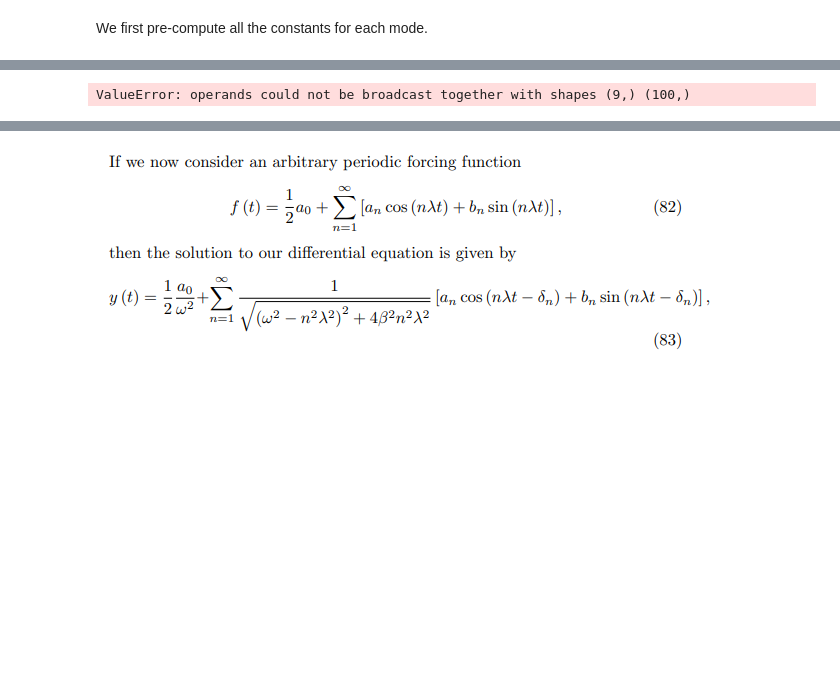
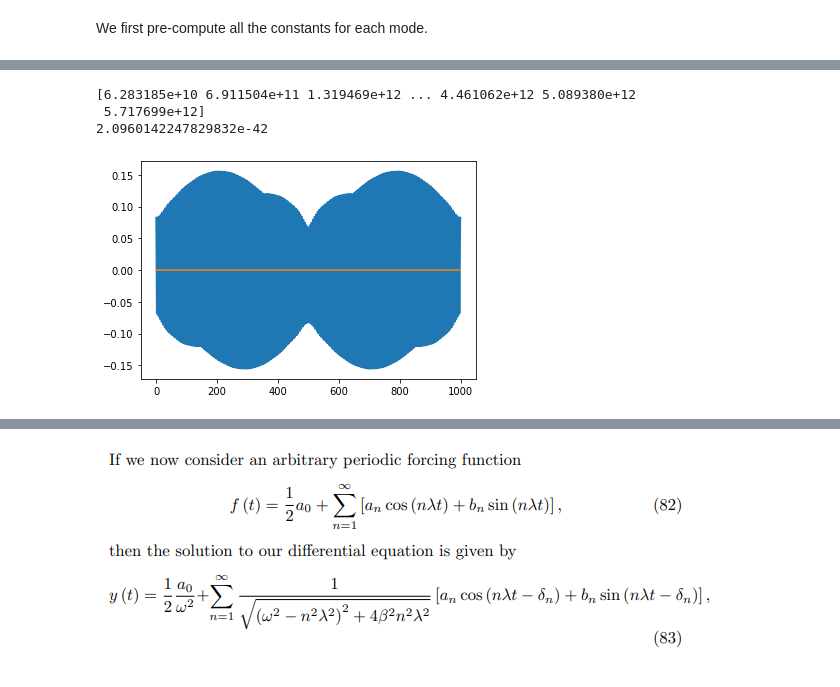
Before and after one commit to 0xDBFB7/covidinator, a Jupyter notebook: documents/pseudo_soliton.ipynb, the cells around one changed output, grey strips where cells are left out. Cells and saved outputs as stored; diff of their text form; code cells hidden in the pictures; blank space fills up the shorter version.

```diff
--- a/documents/pseudo_soliton.ipynb
+++ b/documents/pseudo_soliton.ipynb
@@ -89,7 +89,7 @@ We first pre-compute all the constants for each mode.
 # %%
 def brillouin_series(x, t, b, Cs, omegas, betas, phis, gammas):
     RHS = Cs * np.sin(omegas*t - betas*x + phis) * np.exp(-1.0 * (x / gammas))
-    RHS = np.sum(modes, axis=0)
+    RHS = np.sum(RHS, axis=0)
 
     return RHS
 # %%
@@ -141,13 +134,36 @@ Cs, omegas, betas, phis, gammas = brillouin_constants(sine_fundamental_period, r
-# %%
-x = 0.0
-
-t = np.linspace(0, 1e-7, 100)
-
-# Cs = np.meshgrid(t, Cs)
-# omegas = np.meshgrid(t, omegas)
-# betas = np.meshgrid(t, betas)
-
-
-plt.plot(brillouin_series(x, t, b, Cs, omegas, betas, phis, gammas))
-# %% [output]
-ValueError: operands could not be broadcast together with shapes (9,) (100,)
+# %%
+sine_fundamental_period = 1.0/(50e9)
+repeat_period = 1.0/(10e9)
+pulse_period = 1.0/(20e9)
+N_modes = 100
+
+Cs, omegas, betas, phis, gammas = brillouin_constants(sine_fundamental_period, repeat_period, pulse_period, N_modes)
+
+
+t = np.linspace(0, 200e-10, 1000)
+
+# Cs = np.meshgrid(t, Cs)
+# omegas = np.meshgrid(t, omegas)
+# betas = np.meshgrid(t, betas)
+
+near = []
+far = []
+
+x = 0.0
+for i in t:
+    near.append(brillouin_series(x, i, b, Cs, omegas, betas, phis, gammas))
+
+x = 0.05
+for i in t:
+    far.append(brillouin_series(x, i, b, Cs, omegas, betas, phis, gammas))
+
+
+plt.plot(near)
+plt.plot(far)
+
+print(np.max(far))
+# %% [output]
+[6.283185e+10 6.911504e+11 1.319469e+12 ... 4.461062e+12 5.089380e+12
+ 5.717699e+12]
+2.0960142247829832e-42
+[figure, added]
```
Also changed, not shown: parts of 2 cells of this notebook, 3 other files.
